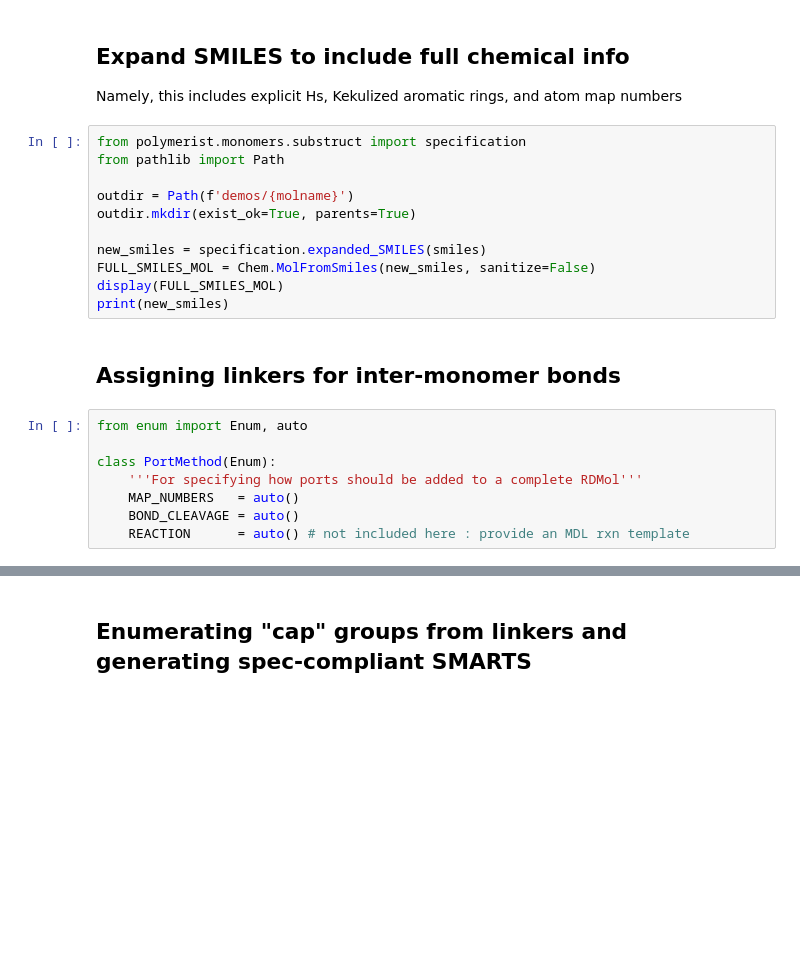
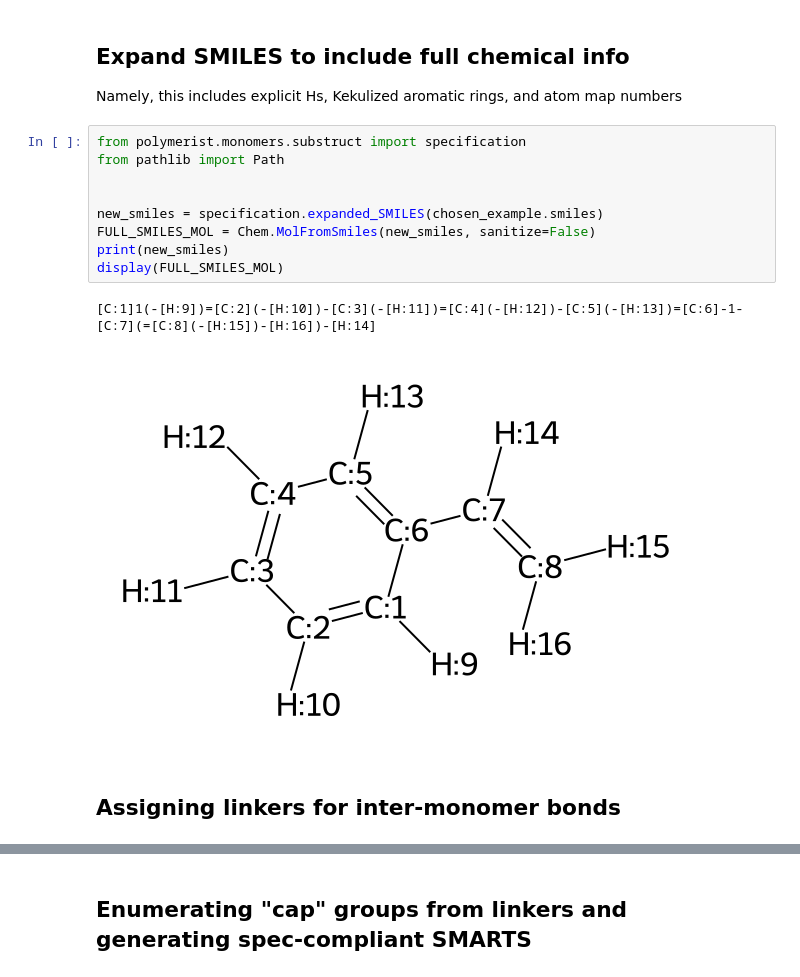
Before and after one commit to timbernat/polymer_workbench, a Jupyter notebook: polymer_build_demo.ipynb, the cells around one changed output, grey strips where cells are left out. Cells and saved outputs as stored; diff of their text form; blank space fills up the shorter version.

```diff
--- a/polymer_build_demo.ipynb
+++ b/polymer_build_demo.ipynb
@@ -78,24 +115,17 @@ Namely, this includes explicit Hs, Kekulized aromatic rings, and atom map number
 # %%
 from polymerist.monomers.substruct import specification
 from pathlib import Path
 
-outdir = Path(f'demos/{molname}')
-outdir.mkdir(exist_ok=True, parents=True)
 
-new_smiles = specification.expanded_SMILES(smiles)
+new_smiles = specification.expanded_SMILES(chosen_example.smiles)
 FULL_SMILES_MOL = Chem.MolFromSmiles(new_smiles, sanitize=False)
+print(new_smiles)
 display(FULL_SMILES_MOL)
-print(new_smiles)
+# %% [output]
+[C:1]1(-[H:9])=[C:2](-[H:10])-[C:3](-[H:11])=[C:4](-[H:12])-[C:5](-[H:13])=[C:6]-1-[C:7](=[C:8](-[H:15])-[H:16])-[H:14]
+[figure, added]
 # %% [markdown]
 ## Assigning linkers for inter-monomer bonds
-# %%
-from enum import Enum, auto
-
-class PortMethod(Enum):
-    '''For specifying how ports should be added to a complete RDMol'''
-    MAP_NUMBERS   = auto()
-    BOND_CLEAVAGE = auto()
-    REACTION      = auto() # not included here : provide an MDL rxn template
 # %%
 from polymerist.rdutils.labeling import molwise
 from polymerist.rdutils.amalgamation import portlib, bonding
```
Also changed, not shown: parts of 39 cells of this notebook.
